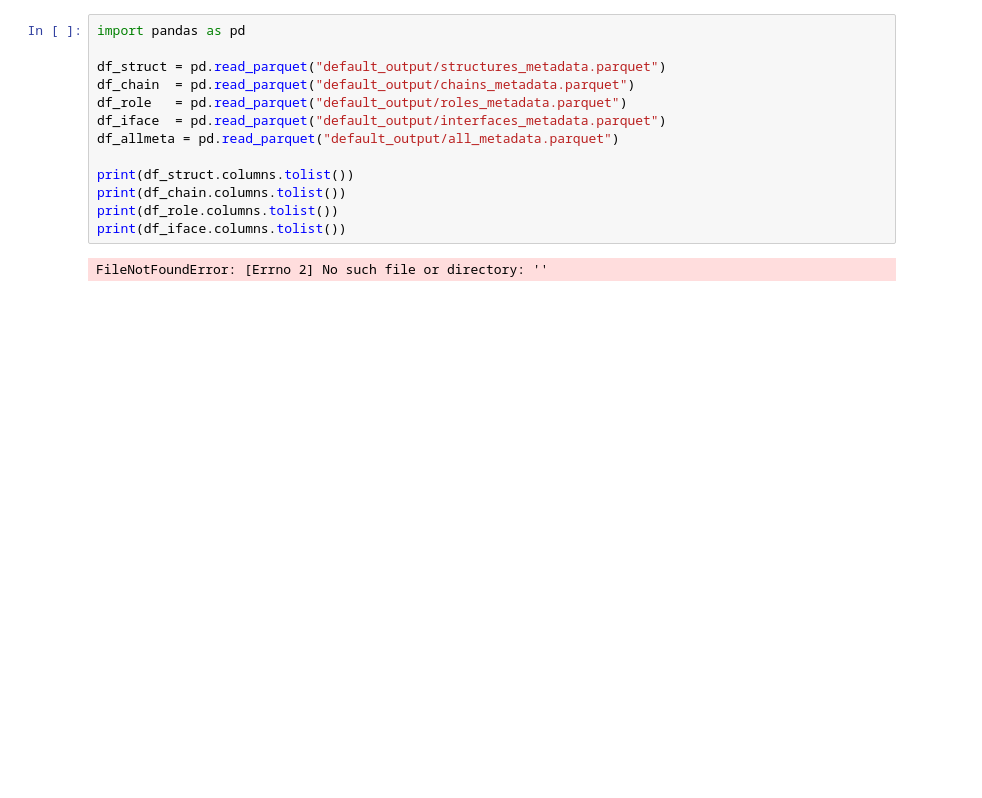
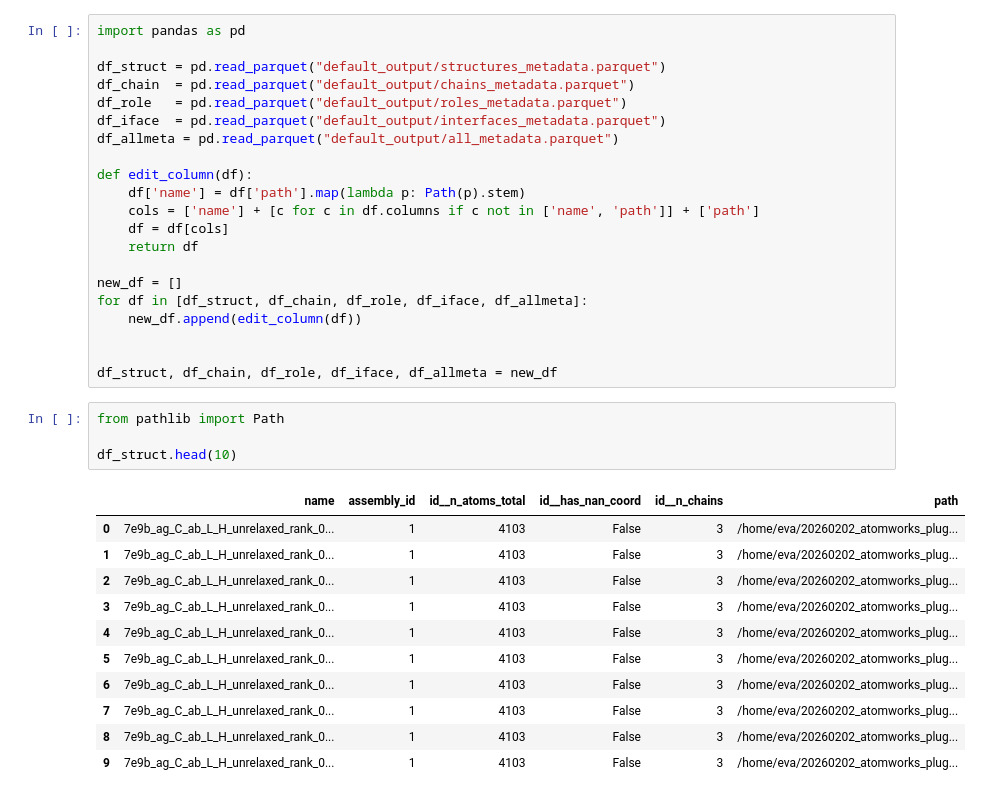
Before and after one commit to WenyueDai/atomworks_plug_and_play, a Jupyter notebook: atw_pp/atw_pp/examples/default.ipynb, the cells around one changed output. Cells and saved outputs as stored; diff of their text form; blank space fills up the shorter version.

```diff
--- a/atw_pp/atw_pp/examples/default.ipynb
+++ b/atw_pp/atw_pp/examples/default.ipynb
@@ -7,9 +7,31 @@ df_role   = pd.read_parquet("default_output/roles_metadata.parquet")
 df_iface  = pd.read_parquet("default_output/interfaces_metadata.parquet")
 df_allmeta = pd.read_parquet("default_output/all_metadata.parquet")
 
-print(df_struct.columns.tolist())
-print(df_chain.columns.tolist())
-print(df_role.columns.tolist())
-print(df_iface.columns.tolist())
+def edit_column(df):
+    df['name'] = df['path'].map(lambda p: Path(p).stem)
+    cols = ['name'] + [c for c in df.columns if c not in ['name', 'path']] + ['path']
+    df = df[cols]
+    return df
+
+new_df = []
+for df in [df_struct, df_chain, df_role, df_iface, df_allmeta]:
+    new_df.append(edit_column(df))
+
+
+df_struct, df_chain, df_role, df_iface, df_allmeta = new_df
-# %% [output]
-FileNotFoundError: [Errno 2] No such file or directory: ''
+# %%
+from pathlib import Path
+
+df_struct.head(10)
+# %% [output]
+|  | name | assembly_id | id__n_atoms_total | id__has_nan_coord | id__n_chains | path |
+| 0 | 7e9b_ag_C_ab_L_H_unrelaxed_rank_0... | 1 | 4103 | False | 3 | /home/eva/20260202_atomworks_plug... |
+| 1 | 7e9b_ag_C_ab_L_H_unrelaxed_rank_0... | 1 | 4103 | False | 3 | /home/eva/20260202_atomworks_plug... |
+| 2 | 7e9b_ag_C_ab_L_H_unrelaxed_rank_0... | 1 | 4103 | False | 3 | /home/eva/20260202_atomworks_plug... |
+| 3 | 7e9b_ag_C_ab_L_H_unrelaxed_rank_0... | 1 | 4103 | False | 3 | /home/eva/20260202_atomworks_plug... |
+| 4 | 7e9b_ag_C_ab_L_H_unrelaxed_rank_0... | 1 | 4103 | False | 3 | /home/eva/20260202_atomworks_plug... |
+| 5 | 7e9b_ag_C_ab_L_H_unrelaxed_rank_0... | 1 | 4103 | False | 3 | /home/eva/20260202_atomworks_plug... |
+| 6 | 7e9b_ag_C_ab_L_H_unrelaxed_rank_0... | 1 | 4103 | False | 3 | /home/eva/20260202_atomworks_plug... |
+| 7 | 7e9b_ag_C_ab_L_H_unrelaxed_rank_0... | 1 | 4103 | False | 3 | /home/eva/20260202_atomworks_plug... |
+| 8 | 7e9b_ag_C_ab_L_H_unrelaxed_rank_0... | 1 | 4103 | False | 3 | /home/eva/20260202_atomworks_plug... |
+| 9 | 7e9b_ag_C_ab_L_H_unrelaxed_rank_0... | 1 | 4103 | False | 3 | /home/eva/20260202_atomworks_plug... |
```
Also changed, not shown: parts of 11 cells of this notebook, 1 other file.
